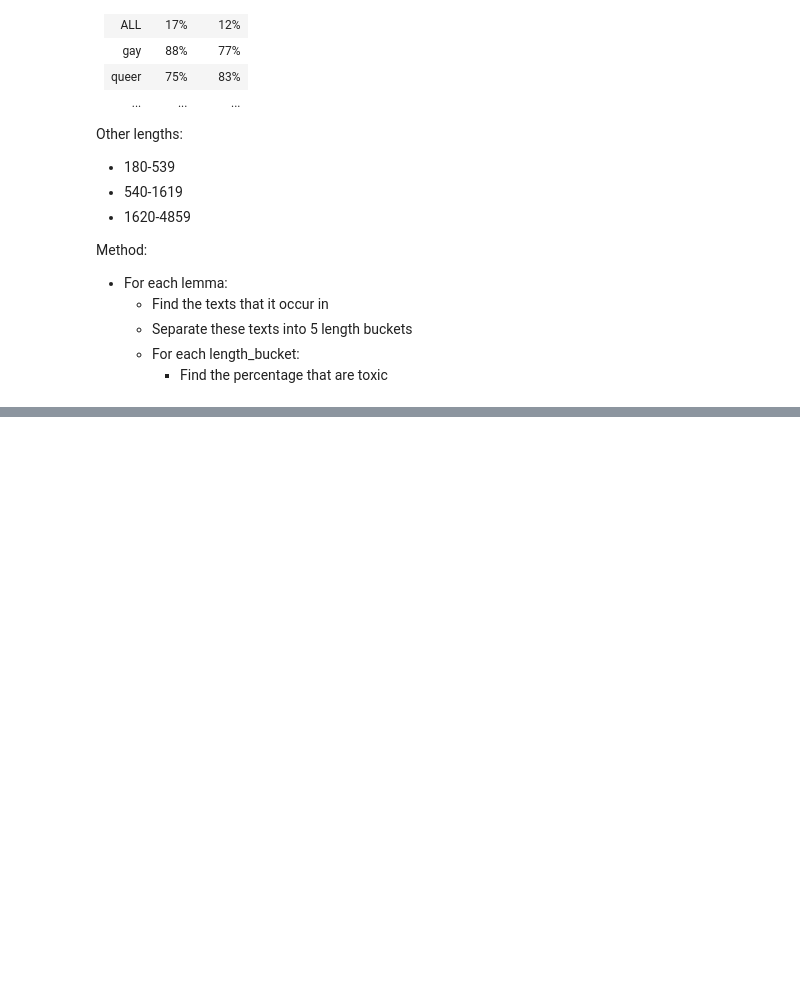
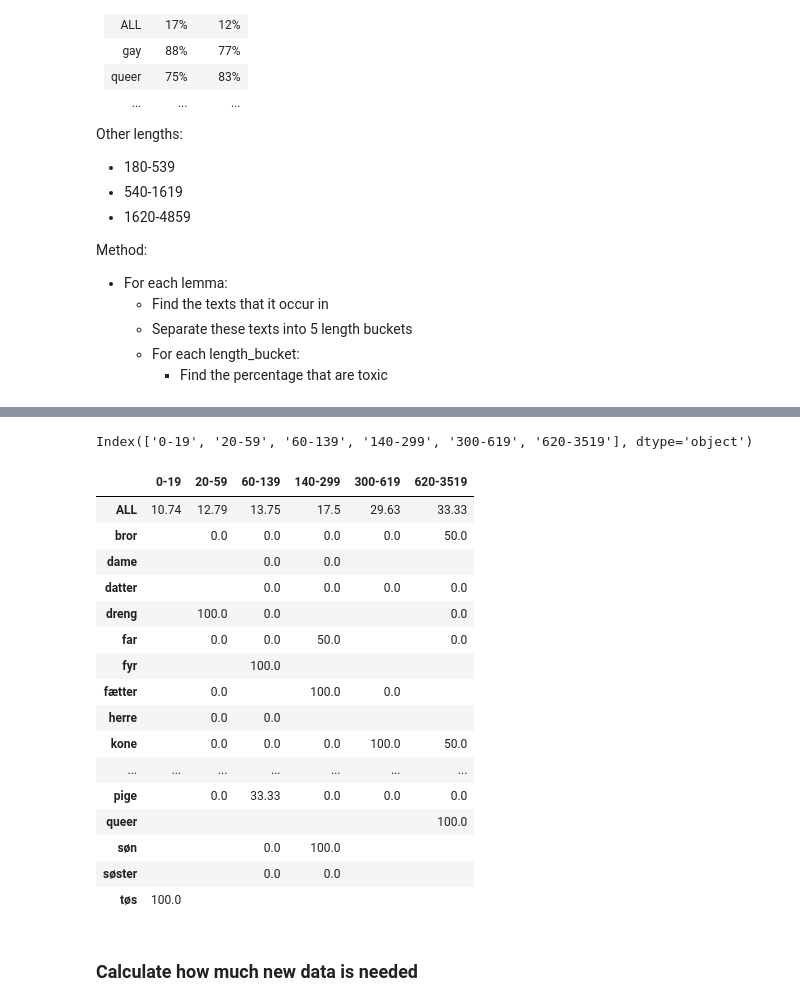
Before and after one commit to MajaMittag/gender-bias_da, a Jupyter notebook: toxicity_detection/mitigation/data_supplementation.ipynb, the cells around one changed output, grey strips where cells are left out. Drawn from its saved outputs; the diff is of its cells as text; code cells hidden in the pictures; blank space fills up the shorter version.

```diff
--- a/toxicity_detection/mitigation/data_supplementation.ipynb
+++ b/toxicity_detection/mitigation/data_supplementation.ipynb
@@ -253,0 +296,67 @@ Method:
+# %%
+# do the same for each lemma
+
+# prepare dicts
+toxic_count_dict = {"lemmatized_identity": lemmatized_identities}
+total_count_dict = {"lemmatized_identity": lemmatized_identities}
+for label in bin_labels:
+    toxic_count_dict[label] = []
+    total_count_dict[label] = []
+
+for lemma in lemmatized_identities: # for each lemma
+    for (bin_label, bin) in zip(bin_labels, bins): # for each bin
+
+        # count no. of toxic/all texts this lemma occurs in in this bin
+        toxic_count = bin[bin["label"]==1]["lemmas"].apply(lambda x: occurs_in(target=lemma, text=x)).sum()
+        total_count = bin["lemmas"].apply(lambda x: occurs_in(target=lemma, text=x)).sum()
+
+        # add to count_dicts
+        toxic_count_dict[bin_label].append(toxic_count)
+        total_count_dict[bin_label].append(total_count)
+# %%
+# create df with these occurrence numbers
+toxic_count_df = pd.DataFrame(toxic_count_dict)
+total_count_df = pd.DataFrame(total_count_dict)
+
+# map back to actual lemma and aggregate duplicates
+toxic_count_df["lemma"] = toxic_count_df["lemmatized_identity"].map(lemmatized_2_lemma)
+toxic_count_df = toxic_count_df.groupby("lemma").agg({"0-19": "sum", "20-59": "sum", "60-139": "sum", "140-299": "sum", "300-619": "sum", "620-3519": "sum"}).reset_index()
+toxic_count_df["sum"] = toxic_count_df["0-19"] + toxic_count_df["20-59"] + toxic_count_df["60-139"] + toxic_count_df["140-299"] + toxic_count_df["300-619"] + toxic_count_df["620-3519"]
+toxic_count_df = toxic_count_df.sort_values("lemma")
+total_count_df["lemma"] = total_count_df["lemmatized_identity"].map(lemmatized_2_lemma)
+total_count_df = total_count_df.groupby("lemma").agg({"0-19": "sum", "20-59": "sum", "60-139": "sum", "140-299": "sum", "300-619": "sum", "620-3519": "sum"}).reset_index()
+total_count_df["sum"] = total_count_df["0-19"] + total_count_df["20-59"] + total_count_df["60-139"] + total_count_df["140-299"] + total_count_df["300-619"] + total_count_df["620-3519"]
+total_count_df = total_count_df.sort_values("lemma")
+# %%
+toxic_count_df.columns[1:-1]
+# %% [output]
+Index(['0-19', '20-59', '60-139', '140-299', '300-619', '620-3519'], dtype='object')
+# %%
+# add to results df
+results_df_2 = toxic_count_df[["lemma"]]
+for col in toxic_count_df.columns[1:-1]:
+    results_df_2[col] = (toxic_count_df[col] / total_count_df[col]) * 100 # calculate percentages
+results_df_2.set_index("lemma", inplace=True)
+# %%
+# final df
+results_df = pd.concat([results_df_1, results_df_2])
+results_df.dropna(axis = 0, how = 'all', inplace = True) # drop rows with all NA values
+display(results_df.round(2).fillna("")) # show results
+# %% [output]
+|  | 0-19 | 20-59 | 60-139 | 140-299 | 300-619 | 620-3519 |
+| ALL | 10.74 | 12.79 | 13.75 | 17.5 | 29.63 | 33.33 |
+| bror |  | 0.0 | 0.0 | 0.0 | 0.0 | 50.0 |
+| dame |  |  | 0.0 | 0.0 |  |  |
+| datter |  |  | 0.0 | 0.0 | 0.0 | 0.0 |
+| dreng |  | 100.0 | 0.0 |  |  | 0.0 |
+| far |  | 0.0 | 0.0 | 50.0 |  | 0.0 |
+| fyr |  |  | 100.0 |  |  |  |
+| fætter |  | 0.0 |  | 100.0 | 0.0 |  |
+| herre |  | 0.0 | 0.0 |  |  |  |
+| kone |  | 0.0 | 0.0 | 0.0 | 100.0 | 50.0 |
+| ... | ... | ... | ... | ... | ... | ... |
+| pige |  | 0.0 | 33.33 | 0.0 | 0.0 | 0.0 |
+| queer |  |  |  |  |  | 100.0 |
+| søn |  |  | 0.0 | 100.0 |  |  |
+| søster |  |  | 0.0 | 0.0 |  |  |
+| tøs | 100.0 |  |  |  |  |  |
@@ -253,0 +367,2 @@ Method:
+# %% [markdown]
+### Calculate how much new data is needed
```
Also changed, not shown: parts of 8 cells of this notebook, 2 other files.
